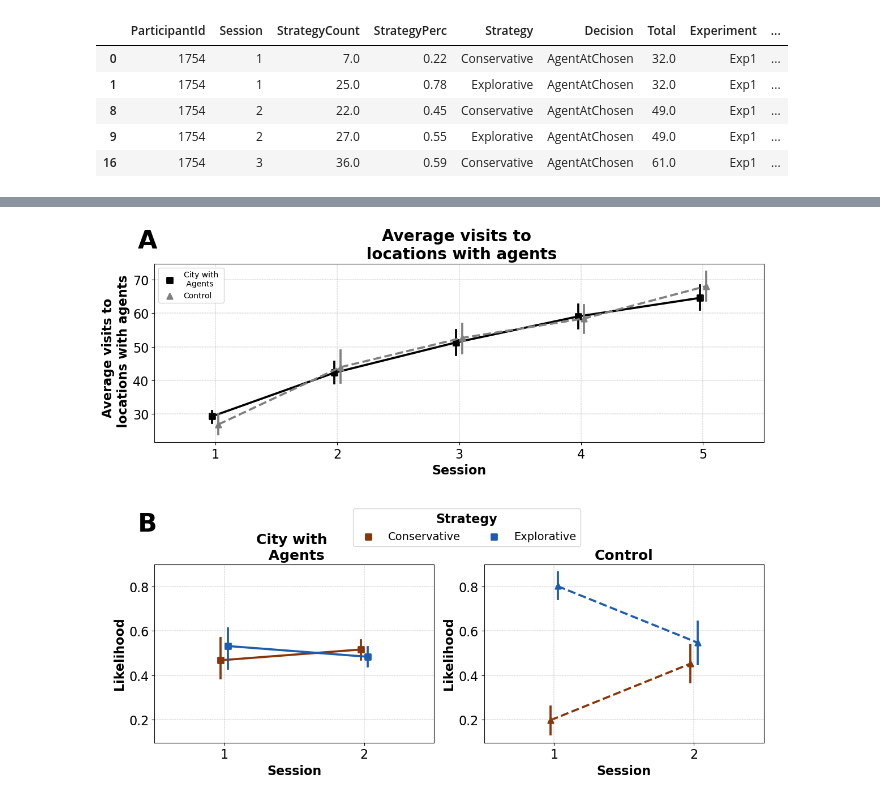
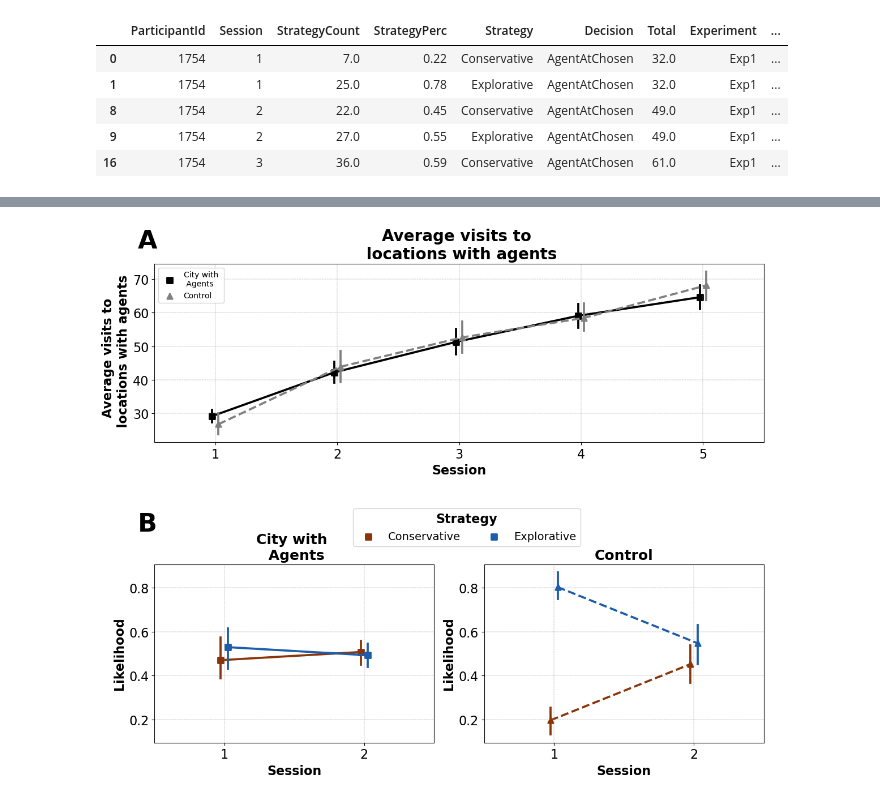
Before and after one commit to tracysanchez/DataAnalysis, a Jupyter notebook: Joining_FinalData/Figure_AgentBias.ipynb, the cells around one changed output, grey strips where cells are left out. Cells and saved outputs as stored; diff of their text form; code cells hidden in the pictures.

```diff
--- a/Joining_FinalData/Figure_AgentBias.ipynb
+++ b/Joining_FinalData/Figure_AgentBias.ipynb
@@ -12,7 +12,7 @@ import pandas as pd
 agg_data = pd.read_csv("/Volumes/TwoTeras/Resources/Aggregated_Visits.csv")
 agg_data_Session = pd.read_csv("/Volumes/TwoTeras/Resources/Aggregated_Visits_Session.csv")
 df_agent = pd.read_csv("/Volumes/TwoTeras/Resources/Conservative_Explorative.csv")
-df_plot_Removed = pd.read_csv("/Volumes/TwoTeras/Resources/Likelihoods.csv")
+df_plot_Removed = pd.read_csv("/Volumes/TwoTeras/Graph_Stuff/CSVs/df_plot_Removed.csv")
 visits_counts_extended = pd.read_csv("/Volumes/TwoTeras/Resources/Complete_Visits.csv")
 likelihood_subjects = pd.read_csv("/Volumes/TwoTeras/Graph_Stuff/CSVs/Probabilities_per_Participant_grouped.csv")
 # %%
@@ -390,6 +407,7 @@ experiments = ('City with \n Agents', 'Control')
 
 # Filtering df_plot_Removed for Sessions 1 and 2
 df_filtered = df_plot_Removed[df_plot_Removed['Session'].isin([1, 2])]
+df_filtered
 
 # Plotting point plots for ax4 and ax5 with filtered data and setting y-axis labels
 common_ylabel = "Likelihood"
@@ -408,34 +426,34 @@ for ax in [ax_big, ax4, ax5]:
     ax.yaxis.get_label().set_fontweight('bold')
     ax.xaxis.get_label().set_fontsize(16)
     ax.xaxis.get_label().set_fontweight('bold')
     ax.legend().set_visible(False)
 
 # Handling legends after styling
 # Show the figure-wide legend for strategies based on ax4's legend info
 handles, labels = ax4.get_legend_handles_labels()
 labels = ["Conservative", "Explorative"]
 legend = fig.legend(handles, labels, title='Strategy', loc='upper center', bbox_to_anchor=(0.55, 0.50), fontsize=14, ncol=2)
 plt.setp(legend.get_title(), fontsize=16, fontweight='bold')
 
 # Show ax_big's legend
 ax_big_legend = ax_big.get_legend()
 ax_big_legend.set_visible(True)
 
 annotations = {
     'A': (0.08, 0.95),
     'B': (0.08, 0.45)
     # Add more annotations as needed
 }
 
 # Loop through annotations and add them to the figure
 for text, location in annotations.items():
     fig.text(location[0], location[1], text, fontsize=32, fontweight='bold', fontfamily='sans-serif', ha='center')
 
 plt.tight_layout()
 plt.savefig("/Volumes/TwoTeras/2_DataSets_Experiments_1_2/Plots/Exploratory_Bias_Likelihood.png", bbox_inches="tight", pad_inches=0.3)
 plt.show()
 # %% [output]
-[figure, old version]
+[figure, new version]
 # %%
 df_filtered.head()
 # %%
```
Also changed, not shown: parts of 8 cells of this notebook, 8 other files.
